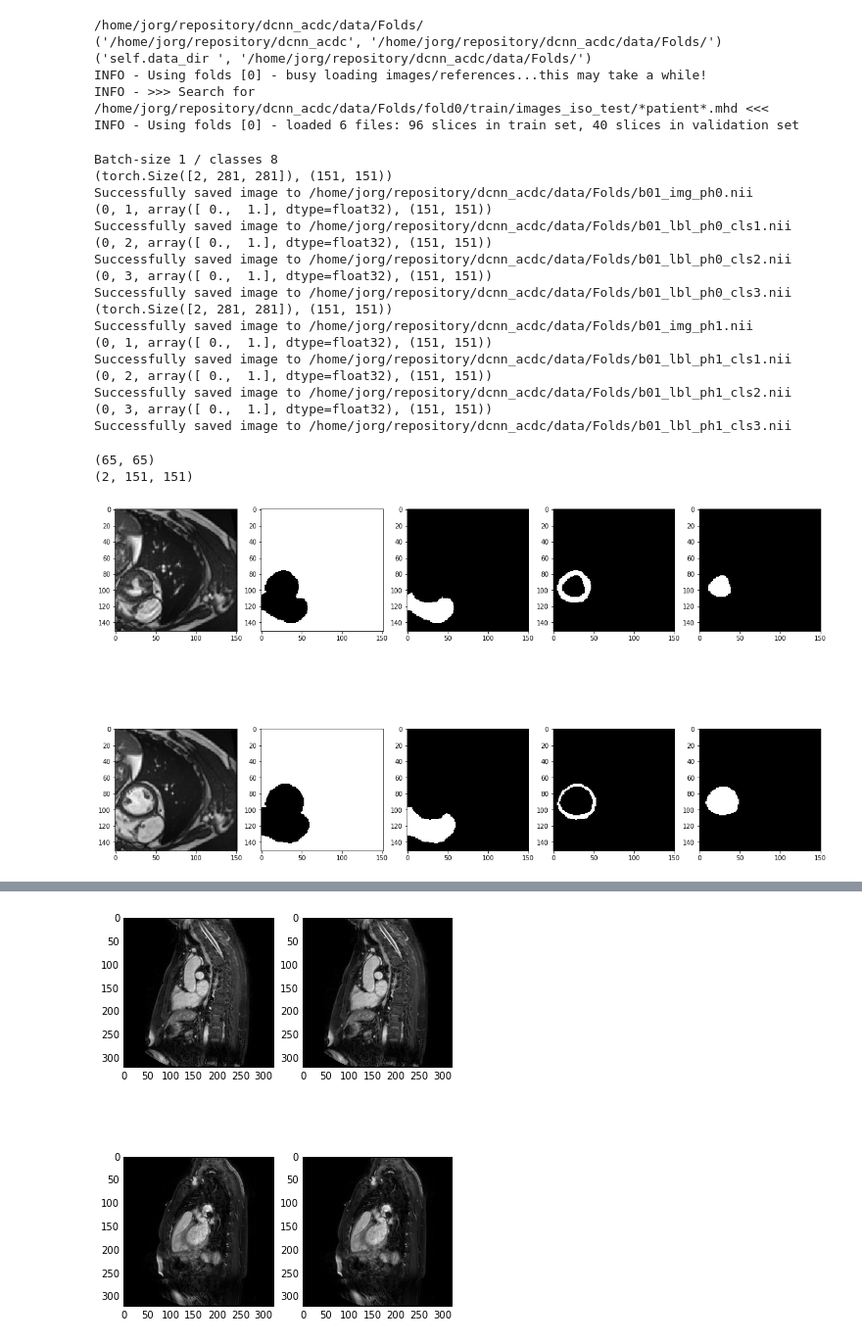
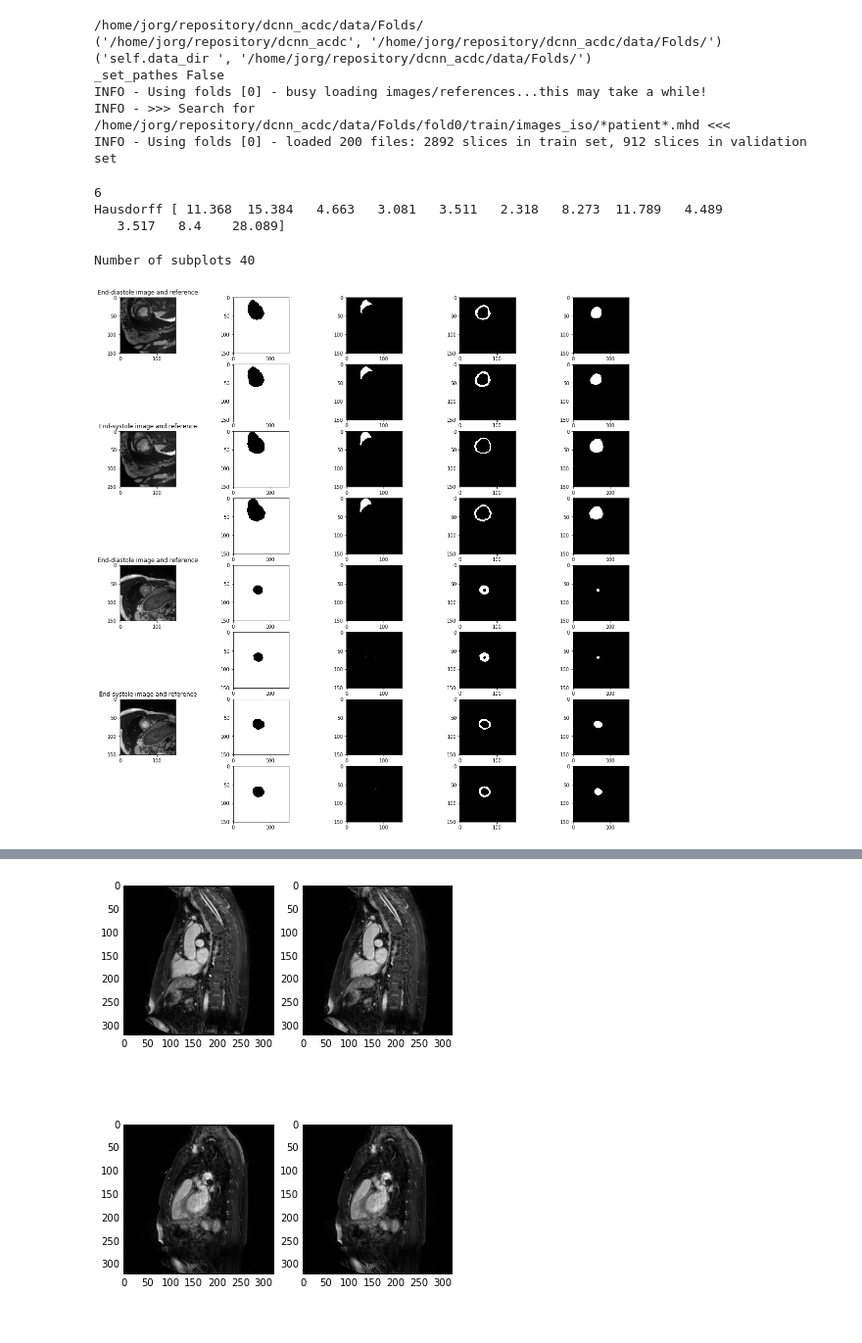
Before and after one commit to toologicbv/dcnn_acdc, a Jupyter notebook: notebooks/eval_experiment.ipynb, the cells around one changed output, grey strips where cells are left out. Shown at 98% size. Cells and saved outputs as stored; diff of their text form; code cells hidden in the pictures.

```diff
--- a/notebooks/eval_experiment.ipynb
+++ b/notebooks/eval_experiment.ipynb
@@ -45,7 +46,7 @@ from models.dilated_cnn import BaseDilated2DCNN
 %autoreload 2
 # %%
 
-exper = ExperimentHandler.load_experiment("/home/jorg/repository/dcnn_acdc/logs/20180214_09_32_00_dcnnv1_150000E_lr2e02")
+exper = ExperimentHandler.load_experiment("/home/jorg/repository/dcnn_acdc/logs/20180215_11_55_00_dcnnv1_150000E_lr2e02")
 
 exper_hdl = ExperimentHandler(exper, use_logfile=False)
 exper_hdl.set_root_dir("/home/jorg/repository/dcnn_acdc")
@@ -54,4 +61,4 @@ Load from /home/jorg/repository/dcnn_acdc/logs/20180214_09_32_00_dcnnv1_150000E_
 # %%
 
-model = exper_hdl.load_checkpoint()
+model = exper_hdl.load_checkpoint(verbose=False)
 # %% [output]
@@ -76,11 +66,12 @@ INFO - INFO - loaded existing model from checkpoint /home/jorg/repository/dcnn_a
 # %%
 print(exper_hdl.exper.config.data_dir)
 dataset = ACDC2017DataSet(exper_hdl.exper.config, search_mask=exper_hdl.exper.config.dflt_image_name + ".mhd",
-                          fold_ids=[0], preprocess=False, debug=True)
+                          fold_ids=[0], preprocess=False, debug=False)
 # %% [output]
 /home/jorg/repository/dcnn_acdc/data/Folds/
 ('/home/jorg/repository/dcnn_acdc', '/home/jorg/repository/dcnn_acdc/data/Folds/')
 ('self.data_dir ', '/home/jorg/repository/dcnn_acdc/data/Folds/')
+_set_pathes False
 INFO - Using folds [0] - busy loading images/references...this may take a while!
-INFO - >>> Search for /home/jorg/repository/dcnn_acdc/data/Folds/fold0/train/images_iso_test/*patient*.mhd <<<
-INFO - Using folds [0] - loaded 6 files: 96 slices in train set, 40 slices in validation set
+INFO - >>> Search for /home/jorg/repository/dcnn_acdc/data/Folds/fold0/train/images_iso/*patient*.mhd <<<
+INFO - Using folds [0] - loaded 200 files: 2892 slices in train set, 912 slices in validation set
@@ -90,22 +78,20 @@ new_batch.generate_batch_2d(dataset.train_images, dataset.train_labels)
-# %%
-new_batch.save_batch_img_to_files()
-# lbl = new_batch.b_labels[0].data.cpu().numpy()
-# print(np.unique(lbl))
-# %% [output]
-Batch-size 1 / classes 8
-(torch.Size([2, 281, 281]), (151, 151))
-Successfully saved image to /home/jorg/repository/dcnn_acdc/data/Folds/b01_img_ph0.nii
-(0, 1, array([ 0.,  1.], dtype=float32), (151, 151))
-Successfully saved image to /home/jorg/repository/dcnn_acdc/data/Folds/b01_lbl_ph0_cls1.nii
-(0, 2, array([ 0.,  1.], dtype=float32), (151, 151))
-Successfully saved image to /home/jorg/repository/dcnn_acdc/data/Folds/b01_lbl_ph0_cls2.nii
-(0, 3, array([ 0.,  1.], dtype=float32), (151, 151))
-Successfully saved image to /home/jorg/repository/dcnn_acdc/data/Folds/b01_lbl_ph0_cls3.nii
-(torch.Size([2, 281, 281]), (151, 151))
-Successfully saved image to /home/jorg/repository/dcnn_acdc/data/Folds/b01_img_ph1.nii
-(0, 1, array([ 0.,  1.], dtype=float32), (151, 151))
-Successfully saved image to /home/jorg/repository/dcnn_acdc/data/Folds/b01_lbl_ph1_cls1.nii
-(0, 2, array([ 0.,  1.], dtype=float32), (151, 151))
-Successfully saved image to /home/jorg/repository/dcnn_acdc/data/Folds/b01_lbl_ph1_cls2.nii
-(0, 3, array([ 0.,  1.], dtype=float32), (151, 151))
-Successfully saved image to /home/jorg/repository/dcnn_acdc/data/Folds/b01_lbl_ph1_cls3.nii
+# %%
+def test_run(exper_hdl, dcnn_model, dataset, batch_size=32):
+    val_batch = TwoDimBatchHandler(exper_hdl.exper, batch_size=batch_size,
+                                        test_run=True)
+    val_batch.generate_batch_2d(dataset.images(train=False), dataset.labels(train=False))
+    val_loss, val_pred = dcnn_model.do_validate(val_batch, voxel_spacing=1.4, compute_hd=True)
+    val_batch.set_pred_labels(val_pred)
+    val_accuracy = dcnn_model.get_accuracy()
+    dice_loss_es, dice_loss_ed = dcnn_model.get_dice_losses(average=True)
+    hd_stats, val_hausdorff = dcnn_model.get_hausdorff()
+    # val_batch.save_batch_img_to_files()
+    return val_batch, hd_stats, val_hausdorff
+
+val_batch, hd_stats, val_hd = test_run(exper_hdl, model, dataset)
+print(len(val_hd))
+print("Hausdorff {}".format(np.array_str(hd_stats.flatten(), precision=3)))
+# %% [output]
+6
+Hausdorff [ 11.368  15.384   4.663   3.081   3.511   2.318   8.273  11.789   4.489
+   3.517   8.4    28.089]
@@ -112,6 +100,5 @@ Successfully saved image to /home/jorg/repository/dcnn_acdc/data/Folds/b01_lbl_p
 # %%
-new_batch.visualize_batch(width=20, height=50, num_of_images=1)
+val_batch.visualize_batch(width=20, height=100, num_of_images=2)
 # %% [output]
-(65, 65)
-(2, 151, 151)
+Number of subplots 40
-[figure, old version]
+[figure, new version]
```
Also changed, not shown: parts of 9 cells of this notebook, 11 other files.
